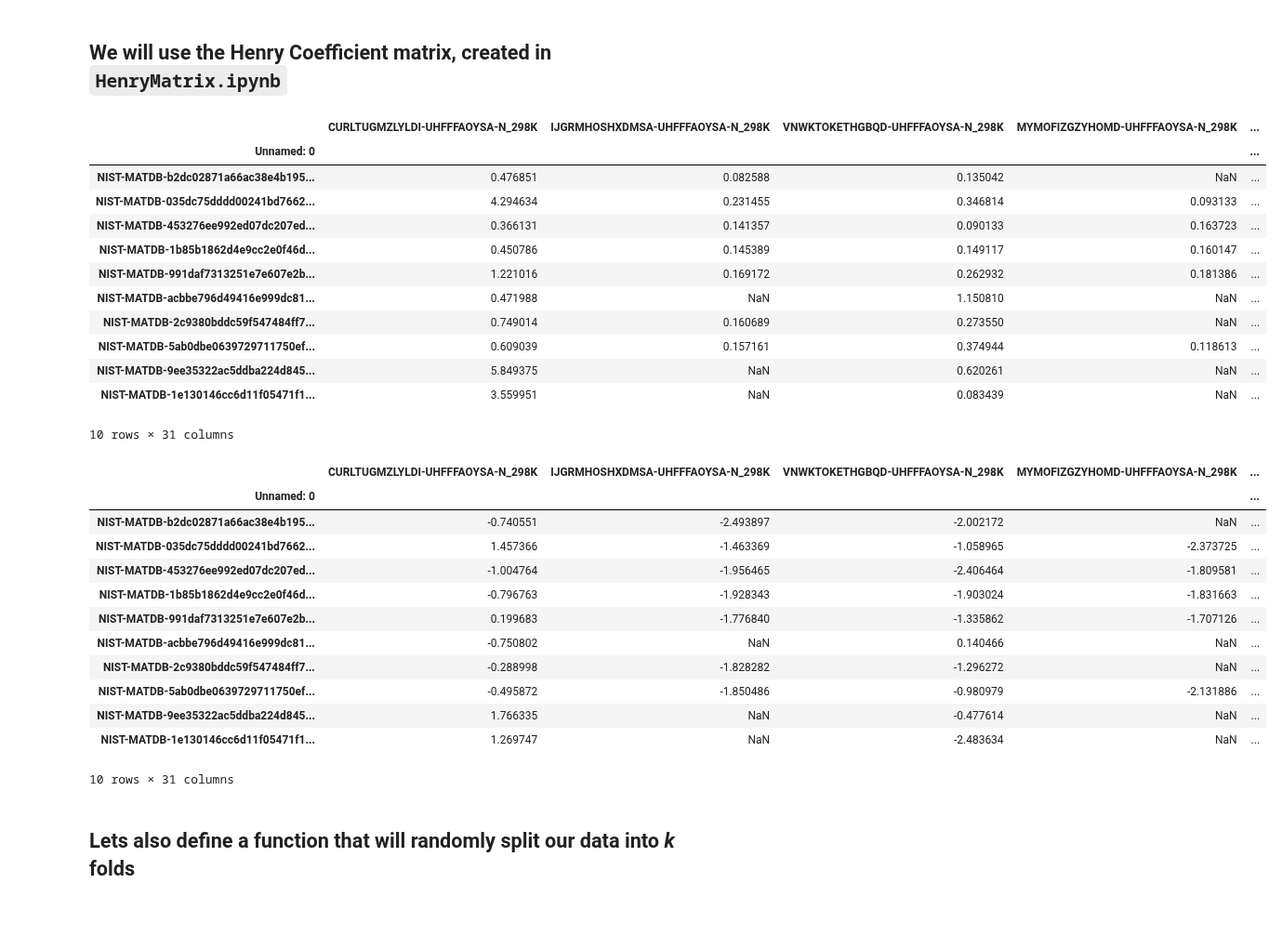
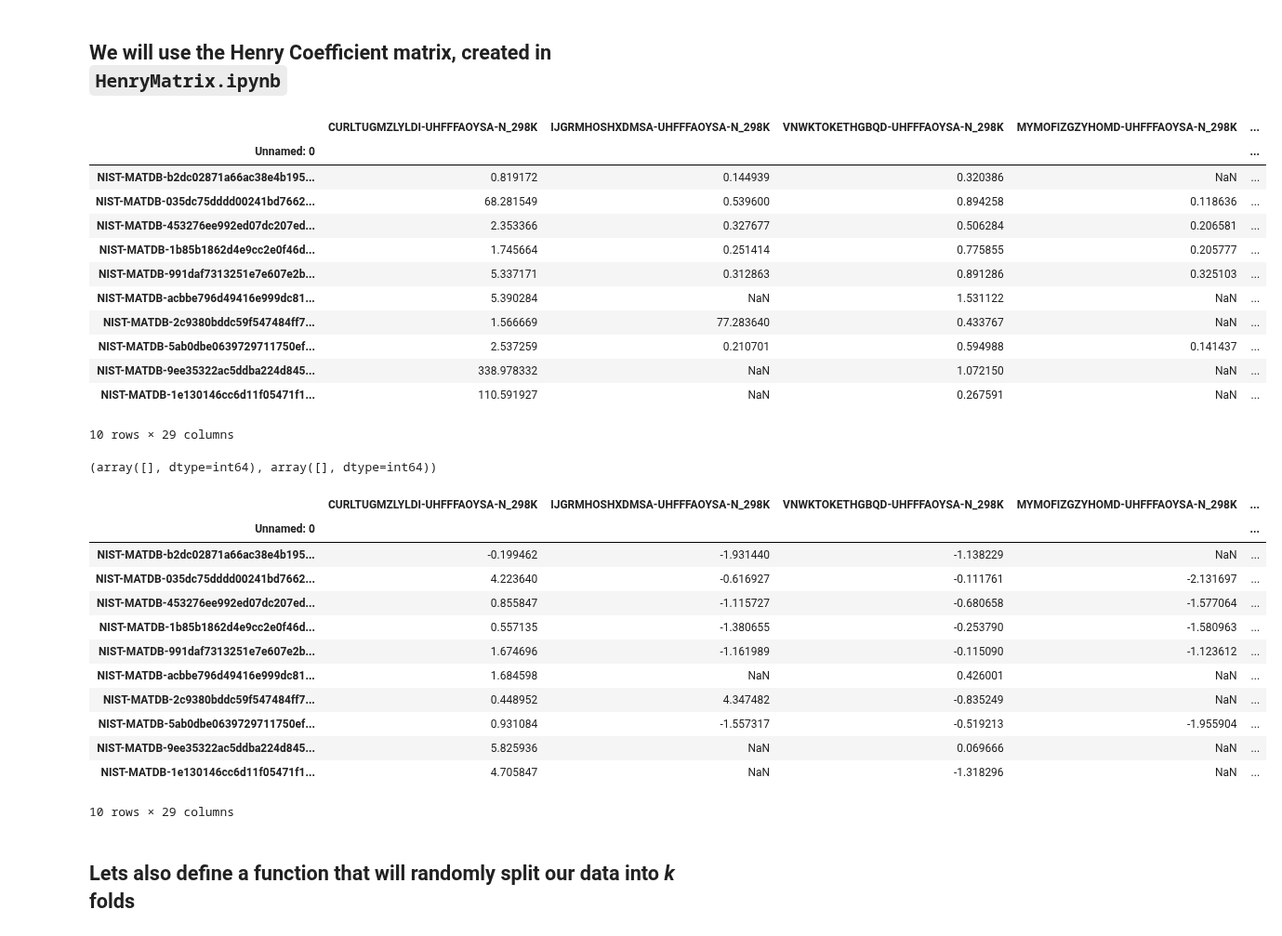
Before and after one commit to SimonEnsemble/material_recommendation_system, a Jupyter notebook: RecommendationSystem.ipynb, the cells around one changed output. Shown at 93% size. Saved outputs shown, nothing was run; the diff lists cells and outputs as text; code cells hidden in the pictures.

```diff
--- a/RecommendationSystem.ipynb
+++ b/RecommendationSystem.ipynb
@@ -14,25 +14,28 @@ import matplotlib
 # %% [markdown]
 ## We will use the Henry Coefficient matrix, created in `HenryMatrix.ipynb`
 # %%
-henry_df = pd.read_csv('data/henry_matrix_df_langmuir.csv')
+henry_df = pd.read_csv('data/henry_matrix_df_l.csv')
 henry_df.set_index(list(henry_df)[0], inplace=True)
 henry_df.head(10)
 # %% [output]
 |  | CURLTUGMZLYLDI-UHFFFAOYSA-N_298K | IJGRMHOSHXDMSA-UHFFFAOYSA-N_298K | VNWKTOKETHGBQD-UHFFFAOYSA-N_298K | MYMOFIZGZYHOMD-UHFFFAOYSA-N_298K | ... |
 | Unnamed: 0 |  |  |  |  | ... |
-| NIST-MATDB-b2dc02871a66ac38e4b195... | 0.476851 | 0.082588 | 0.135042 | NaN | ... |
-| NIST-MATDB-035dc75dddd00241bd7662... | 4.294634 | 0.231455 | 0.346814 | 0.093133 | ... |
-| NIST-MATDB-453276ee992ed07dc207ed... | 0.366131 | 0.141357 | 0.090133 | 0.163723 | ... |
-| NIST-MATDB-1b85b1862d4e9cc2e0f46d... | 0.450786 | 0.145389 | 0.149117 | 0.160147 | ... |
-| NIST-MATDB-991daf7313251e7e607e2b... | 1.221016 | 0.169172 | 0.262932 | 0.181386 | ... |
-| NIST-MATDB-acbbe796d49416e999dc81... | 0.471988 | NaN | 1.150810 | NaN | ... |
-| NIST-MATDB-2c9380bddc59f547484ff7... | 0.749014 | 0.160689 | 0.273550 | NaN | ... |
-| NIST-MATDB-5ab0dbe0639729711750ef... | 0.609039 | 0.157161 | 0.374944 | 0.118613 | ... |
-| NIST-MATDB-9ee35322ac5ddba224d845... | 5.849375 | NaN | 0.620261 | NaN | ... |
-| NIST-MATDB-1e130146cc6d11f05471f1... | 3.559951 | NaN | 0.083439 | NaN | ... |
+| NIST-MATDB-b2dc02871a66ac38e4b195... | 0.819172 | 0.144939 | 0.320386 | NaN | ... |
+| NIST-MATDB-035dc75dddd00241bd7662... | 68.281549 | 0.539600 | 0.894258 | 0.118636 | ... |
+| NIST-MATDB-453276ee992ed07dc207ed... | 2.353366 | 0.327677 | 0.506284 | 0.206581 | ... |
+| NIST-MATDB-1b85b1862d4e9cc2e0f46d... | 1.745664 | 0.251414 | 0.775855 | 0.205777 | ... |
+| NIST-MATDB-991daf7313251e7e607e2b... | 5.337171 | 0.312863 | 0.891286 | 0.325103 | ... |
+| NIST-MATDB-acbbe796d49416e999dc81... | 5.390284 | NaN | 1.531122 | NaN | ... |
+| NIST-MATDB-2c9380bddc59f547484ff7... | 1.566669 | 77.283640 | 0.433767 | NaN | ... |
+| NIST-MATDB-5ab0dbe0639729711750ef... | 2.537259 | 0.210701 | 0.594988 | 0.141437 | ... |
+| NIST-MATDB-9ee35322ac5ddba224d845... | 338.978332 | NaN | 1.072150 | NaN | ... |
+| NIST-MATDB-1e130146cc6d11f05471f1... | 110.591927 | NaN | 0.267591 | NaN | ... |
-10 rows × 31 columns
+10 rows × 29 columns
 # %%
 idx = np.where(henry_df.values == 0)
+idx
+# %% [output]
+(array([], dtype=int64), array([], dtype=int64))
 # %%
 log_henry_df = henry_df.copy()
 #log_henry_df.iat[idx[0][0], idx[1][0]] = np.nan
@@ -41,17 +44,17 @@ log_henry_df.head(10)
 # %% [output]
 |  | CURLTUGMZLYLDI-UHFFFAOYSA-N_298K | IJGRMHOSHXDMSA-UHFFFAOYSA-N_298K | VNWKTOKETHGBQD-UHFFFAOYSA-N_298K | MYMOFIZGZYHOMD-UHFFFAOYSA-N_298K | ... |
 | Unnamed: 0 |  |  |  |  | ... |
-| NIST-MATDB-b2dc02871a66ac38e4b195... | -0.740551 | -2.493897 | -2.002172 | NaN | ... |
-| NIST-MATDB-035dc75dddd00241bd7662... | 1.457366 | -1.463369 | -1.058965 | -2.373725 | ... |
-| NIST-MATDB-453276ee992ed07dc207ed... | -1.004764 | -1.956465 | -2.406464 | -1.809581 | ... |
-| NIST-MATDB-1b85b1862d4e9cc2e0f46d... | -0.796763 | -1.928343 | -1.903024 | -1.831663 | ... |
-| NIST-MATDB-991daf7313251e7e607e2b... | 0.199683 | -1.776840 | -1.335862 | -1.707126 | ... |
-| NIST-MATDB-acbbe796d49416e999dc81... | -0.750802 | NaN | 0.140466 | NaN | ... |
-| NIST-MATDB-2c9380bddc59f547484ff7... | -0.288998 | -1.828282 | -1.296272 | NaN | ... |
-| NIST-MATDB-5ab0dbe0639729711750ef... | -0.495872 | -1.850486 | -0.980979 | -2.131886 | ... |
-| NIST-MATDB-9ee35322ac5ddba224d845... | 1.766335 | NaN | -0.477614 | NaN | ... |
-| NIST-MATDB-1e130146cc6d11f05471f1... | 1.269747 | NaN | -2.483634 | NaN | ... |
+| NIST-MATDB-b2dc02871a66ac38e4b195... | -0.199462 | -1.931440 | -1.138229 | NaN | ... |
+| NIST-MATDB-035dc75dddd00241bd7662... | 4.223640 | -0.616927 | -0.111761 | -2.131697 | ... |
+| NIST-MATDB-453276ee992ed07dc207ed... | 0.855847 | -1.115727 | -0.680658 | -1.577064 | ... |
+| NIST-MATDB-1b85b1862d4e9cc2e0f46d... | 0.557135 | -1.380655 | -0.253790 | -1.580963 | ... |
+| NIST-MATDB-991daf7313251e7e607e2b... | 1.674696 | -1.161989 | -0.115090 | -1.123612 | ... |
+| NIST-MATDB-acbbe796d49416e999dc81... | 1.684598 | NaN | 0.426001 | NaN | ... |
+| NIST-MATDB-2c9380bddc59f547484ff7... | 0.448952 | 4.347482 | -0.835249 | NaN | ... |
+| NIST-MATDB-5ab0dbe0639729711750ef... | 0.931084 | -1.557317 | -0.519213 | -1.955904 | ... |
+| NIST-MATDB-9ee35322ac5ddba224d845... | 5.825936 | NaN | 0.069666 | NaN | ... |
+| NIST-MATDB-1e130146cc6d11f05471f1... | 4.705847 | NaN | -1.318296 | NaN | ... |
-10 rows × 31 columns
+10 rows × 29 columns
 # %%
 #Creates a dictionary of InChIKeys to gas names (and gas names to InChIKeys)
 host = "adsorption.nist.gov"
```
Also changed, not shown: parts of 19 cells of this notebook.
